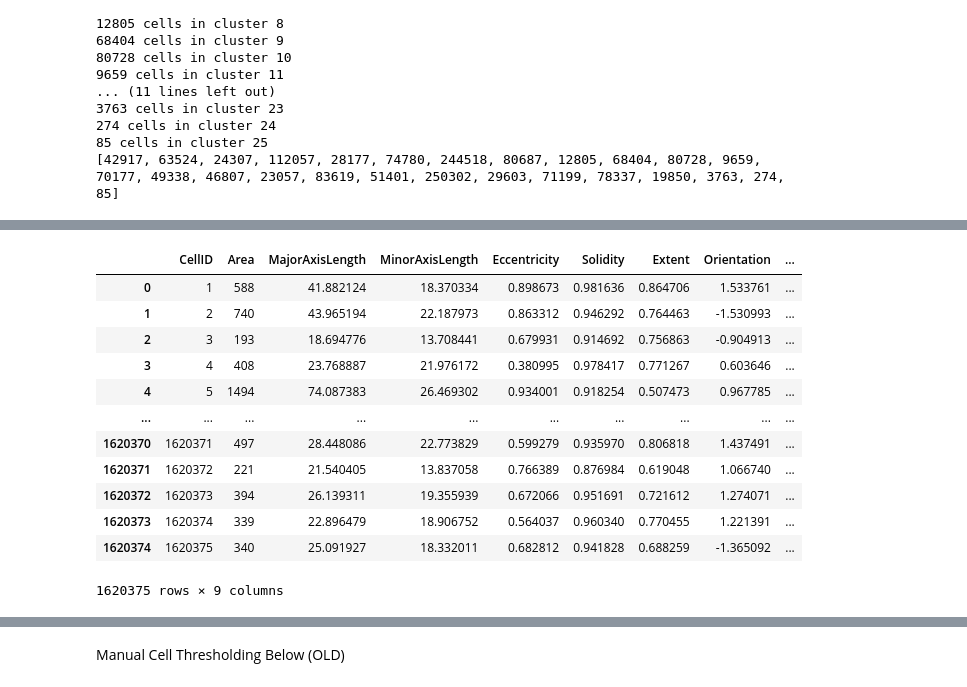
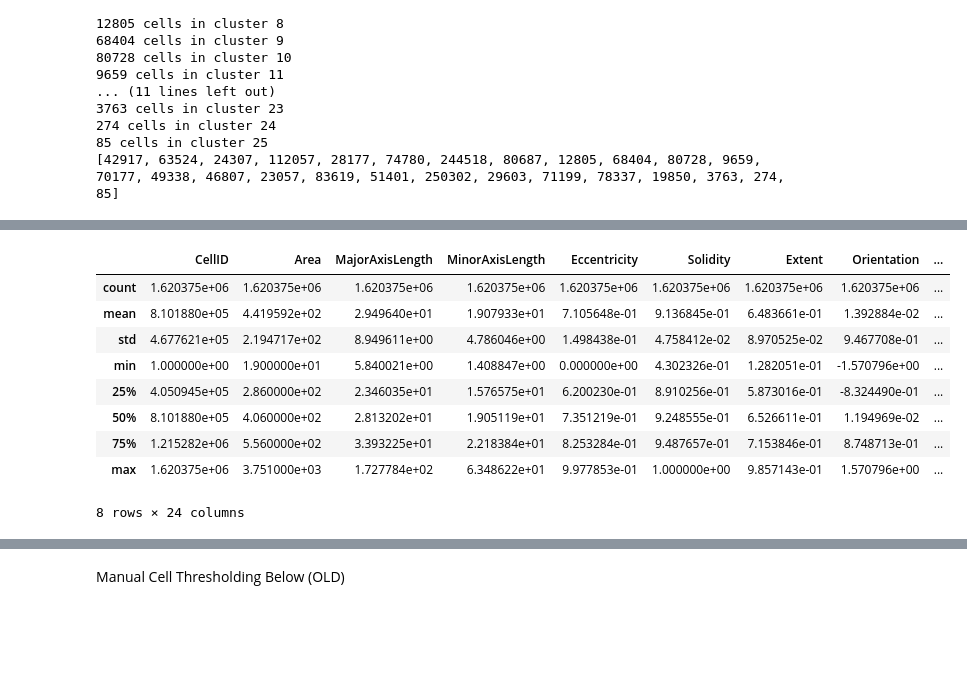
Before and after one commit to lemoncarrot/Summer2025, a Jupyter notebook: cell_typing.ipynb, the cells around one changed output, grey strips where cells are left out. Saved outputs shown, nothing was run; the diff lists cells and outputs as text; code cells hidden in the pictures; blank space fills up the shorter version.

```diff
--- a/cell_typing.ipynb
+++ b/cell_typing.ipynb
@@ -233,19 +160,16 @@ def print_counts(df, num_clusters, markers_and_operator, print=False) -> list:
 # %%
-adata.obs
+adata.obs.describe()
 # %% [output]
 |  | CellID | Area | MajorAxisLength | MinorAxisLength | Eccentricity | Solidity | Extent | Orientation | ... |
-| 0 | 1 | 588 | 41.882124 | 18.370334 | 0.898673 | 0.981636 | 0.864706 | 1.533761 | ... |
-| 1 | 2 | 740 | 43.965194 | 22.187973 | 0.863312 | 0.946292 | 0.764463 | -1.530993 | ... |
-| 2 | 3 | 193 | 18.694776 | 13.708441 | 0.679931 | 0.914692 | 0.756863 | -0.904913 | ... |
-| 3 | 4 | 408 | 23.768887 | 21.976172 | 0.380995 | 0.978417 | 0.771267 | 0.603646 | ... |
-| 4 | 5 | 1494 | 74.087383 | 26.469302 | 0.934001 | 0.918254 | 0.507473 | 0.967785 | ... |
-| ... | ... | ... | ... | ... | ... | ... | ... | ... | ... |
-| 1620370 | 1620371 | 497 | 28.448086 | 22.773829 | 0.599279 | 0.935970 | 0.806818 | 1.437491 | ... |
-| 1620371 | 1620372 | 221 | 21.540405 | 13.837058 | 0.766389 | 0.876984 | 0.619048 | 1.066740 | ... |
-| 1620372 | 1620373 | 394 | 26.139311 | 19.355939 | 0.672066 | 0.951691 | 0.721612 | 1.274071 | ... |
-| 1620373 | 1620374 | 339 | 22.896479 | 18.906752 | 0.564037 | 0.960340 | 0.770455 | 1.221391 | ... |
-| 1620374 | 1620375 | 340 | 25.091927 | 18.332011 | 0.682812 | 0.941828 | 0.688259 | -1.365092 | ... |
+| count | 1.620375e+06 | 1.620375e+06 | 1.620375e+06 | 1.620375e+06 | 1.620375e+06 | 1.620375e+06 | 1.620375e+06 | 1.620375e+06 | ... |
+| mean | 8.101880e+05 | 4.419592e+02 | 2.949640e+01 | 1.907933e+01 | 7.105648e-01 | 9.136845e-01 | 6.483661e-01 | 1.392884e-02 | ... |
+| std | 4.677621e+05 | 2.194717e+02 | 8.949611e+00 | 4.786046e+00 | 1.498438e-01 | 4.758412e-02 | 8.970525e-02 | 9.467708e-01 | ... |
+| min | 1.000000e+00 | 1.900000e+01 | 5.840021e+00 | 1.408847e+00 | 0.000000e+00 | 4.302326e-01 | 1.282051e-01 | -1.570796e+00 | ... |
+| 25% | 4.050945e+05 | 2.860000e+02 | 2.346035e+01 | 1.576575e+01 | 6.200230e-01 | 8.910256e-01 | 5.873016e-01 | -8.324490e-01 | ... |
+| 50% | 8.101880e+05 | 4.060000e+02 | 2.813202e+01 | 1.905119e+01 | 7.351219e-01 | 9.248555e-01 | 6.526611e-01 | 1.194969e-02 | ... |
+| 75% | 1.215282e+06 | 5.560000e+02 | 3.393225e+01 | 2.218384e+01 | 8.253284e-01 | 9.487657e-01 | 7.153846e-01 | 8.748713e-01 | ... |
+| max | 1.620375e+06 | 3.751000e+03 | 1.727784e+02 | 6.348622e+01 | 9.977853e-01 | 1.000000e+00 | 9.857143e-01 | 1.570796e+00 | ... |
-1620375 rows × 9 columns
+8 rows × 24 columns
 # %%
 # using gaussian method
 #for marker in marker_cols:
```
Also changed, not shown: parts of 7 cells of this notebook, 1 other file.
